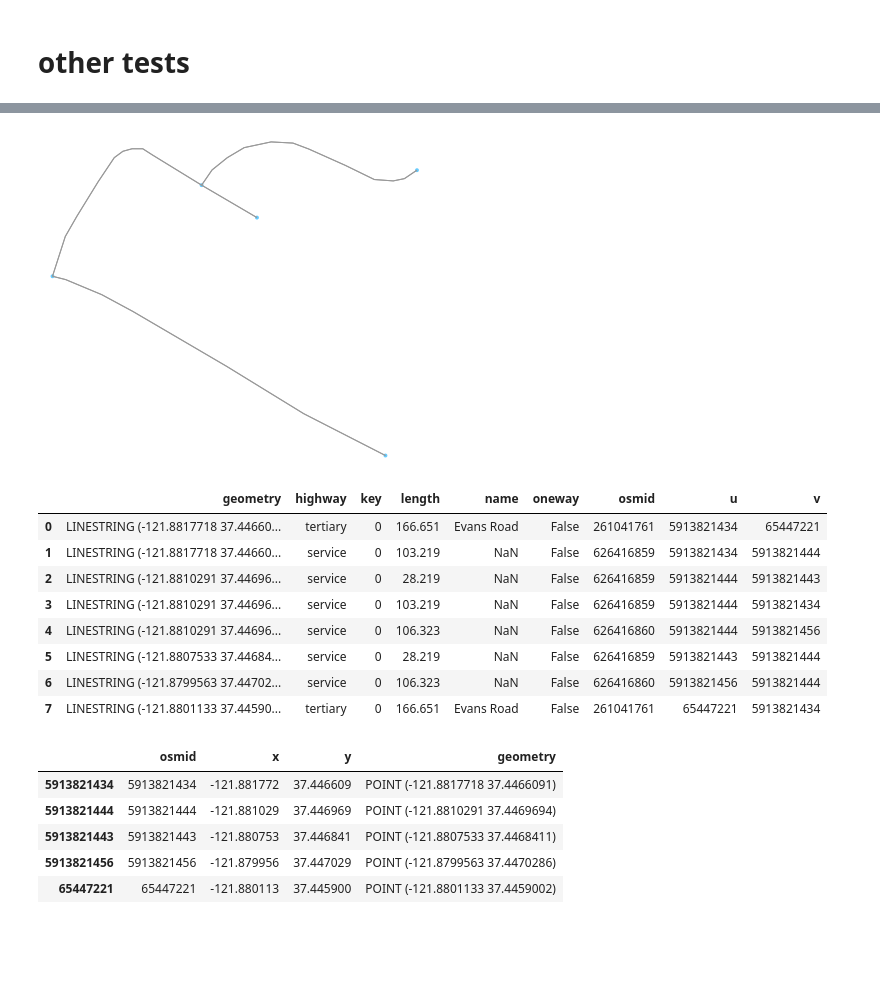
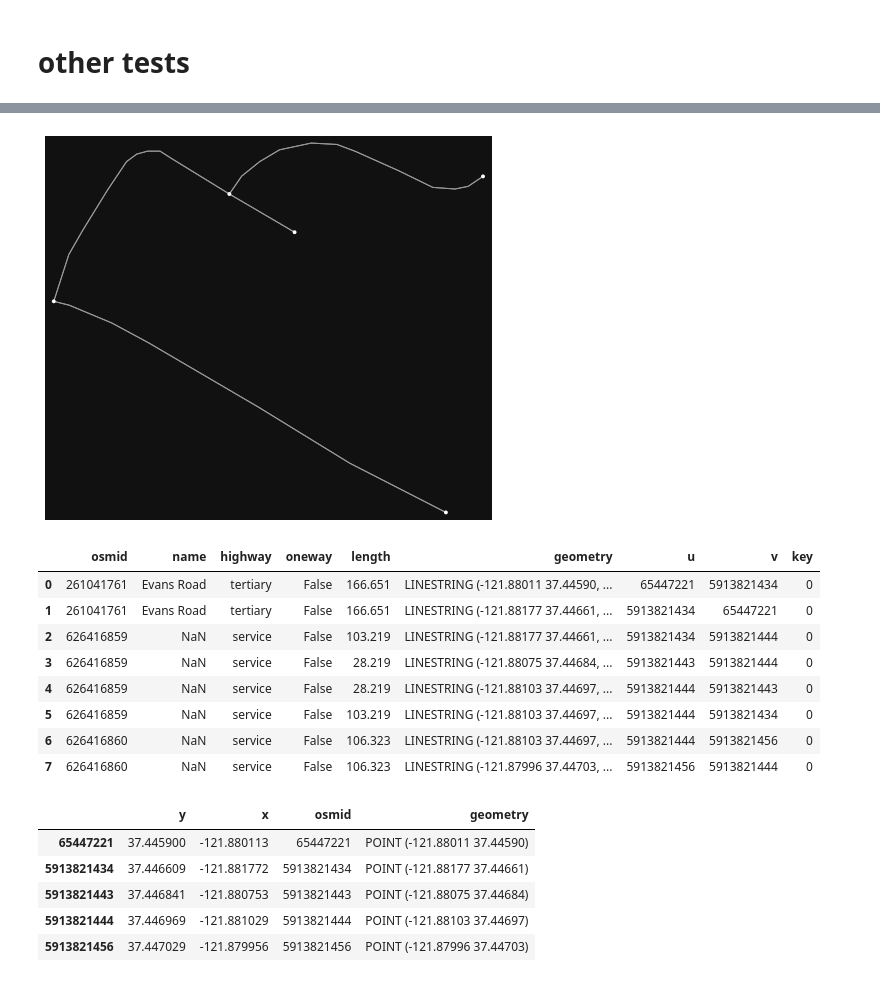
Before and after one commit to BayAreaMetro/travel-model-two-networks, a Jupyter notebook: notebooks/pipeline/step2_osmnx_extraction.ipynb, the cells around one changed output, grey strips where cells are left out. Drawn from its saved outputs; the diff is of its cells as text; code cells hidden in the pictures; blank space fills up the shorter version.

```diff
--- a/notebooks/pipeline/step2_osmnx_extraction.ipynb
+++ b/notebooks/pipeline/step2_osmnx_extraction.ipynb
@@ -100,30 +100,30 @@ link_gdf = ox.graph_to_gdfs(G_Ber, nodes = False, edges = True)
 # %%
 # extract for sample
-G_Ber = ox.graph_from_point((37.4485547, -121.8785988), distance = 300, network_type="all")
+G_Ber = ox.graph_from_point((37.4485547, -121.8785988), dist = 300, network_type="all")
 ox.plot_graph(G_Ber)
 
 link_gdf = ox.graph_to_gdfs(G_Ber, nodes = False, edges = True)
 node_gdf = ox.graph_to_gdfs(G_Ber, nodes = True, edges = False)
 # %% [output]
-[figure, old version]
+[figure, new version]
 # %%
 link_gdf
 # %% [output]
-|  | geometry | highway | key | length | name | oneway | osmid | u | v |
-| 0 | LINESTRING (-121.8817718 37.44660... | tertiary | 0 | 166.651 | Evans Road | False | 261041761 | 5913821434 | 65447221 |
-| 1 | LINESTRING (-121.8817718 37.44660... | service | 0 | 103.219 | NaN | False | 626416859 | 5913821434 | 5913821444 |
-| 2 | LINESTRING (-121.8810291 37.44696... | service | 0 | 28.219 | NaN | False | 626416859 | 5913821444 | 5913821443 |
-| 3 | LINESTRING (-121.8810291 37.44696... | service | 0 | 103.219 | NaN | False | 626416859 | 5913821444 | 5913821434 |
-| 4 | LINESTRING (-121.8810291 37.44696... | service | 0 | 106.323 | NaN | False | 626416860 | 5913821444 | 5913821456 |
-| 5 | LINESTRING (-121.8807533 37.44684... | service | 0 | 28.219 | NaN | False | 626416859 | 5913821443 | 5913821444 |
-| 6 | LINESTRING (-121.8799563 37.44702... | service | 0 | 106.323 | NaN | False | 626416860 | 5913821456 | 5913821444 |
-| 7 | LINESTRING (-121.8801133 37.44590... | tertiary | 0 | 166.651 | Evans Road | False | 261041761 | 65447221 | 5913821434 |
+|  | osmid | name | highway | oneway | length | geometry | u | v | key |
+| 0 | 261041761 | Evans Road | tertiary | False | 166.651 | LINESTRING (-121.88011 37.44590, ... | 65447221 | 5913821434 | 0 |
+| 1 | 261041761 | Evans Road | tertiary | False | 166.651 | LINESTRING (-121.88177 37.44661, ... | 5913821434 | 65447221 | 0 |
+| 2 | 626416859 | NaN | service | False | 103.219 | LINESTRING (-121.88177 37.44661, ... | 5913821434 | 5913821444 | 0 |
+| 3 | 626416859 | NaN | service | False | 28.219 | LINESTRING (-121.88075 37.44684, ... | 5913821443 | 5913821444 | 0 |
+| 4 | 626416859 | NaN | service | False | 28.219 | LINESTRING (-121.88103 37.44697, ... | 5913821444 | 5913821443 | 0 |
+| 5 | 626416859 | NaN | service | False | 103.219 | LINESTRING (-121.88103 37.44697, ... | 5913821444 | 5913821434 | 0 |
+| 6 | 626416860 | NaN | service | False | 106.323 | LINESTRING (-121.88103 37.44697, ... | 5913821444 | 5913821456 | 0 |
+| 7 | 626416860 | NaN | service | False | 106.323 | LINESTRING (-121.87996 37.44703, ... | 5913821456 | 5913821444 | 0 |
 # %%
 node_gdf
 # %% [output]
-|  | osmid | x | y | geometry |
-| 5913821434 | 5913821434 | -121.881772 | 37.446609 | POINT (-121.8817718 37.4466091) |
-| 5913821444 | 5913821444 | -121.881029 | 37.446969 | POINT (-121.8810291 37.4469694) |
-| 5913821443 | 5913821443 | -121.880753 | 37.446841 | POINT (-121.8807533 37.4468411) |
-| 5913821456 | 5913821456 | -121.879956 | 37.447029 | POINT (-121.8799563 37.4470286) |
-| 65447221 | 65447221 | -121.880113 | 37.445900 | POINT (-121.8801133 37.4459002) |
+|  | y | x | osmid | geometry |
+| 65447221 | 37.445900 | -121.880113 | 65447221 | POINT (-121.88011 37.44590) |
+| 5913821434 | 37.446609 | -121.881772 | 5913821434 | POINT (-121.88177 37.44661) |
+| 5913821443 | 37.446841 | -121.880753 | 5913821443 | POINT (-121.88075 37.44684) |
+| 5913821444 | 37.446969 | -121.881029 | 5913821444 | POINT (-121.88103 37.44697) |
+| 5913821456 | 37.447029 | -121.879956 | 5913821456 | POINT (-121.87996 37.44703) |
```
Also changed, not shown: parts of 4 cells of this notebook.
